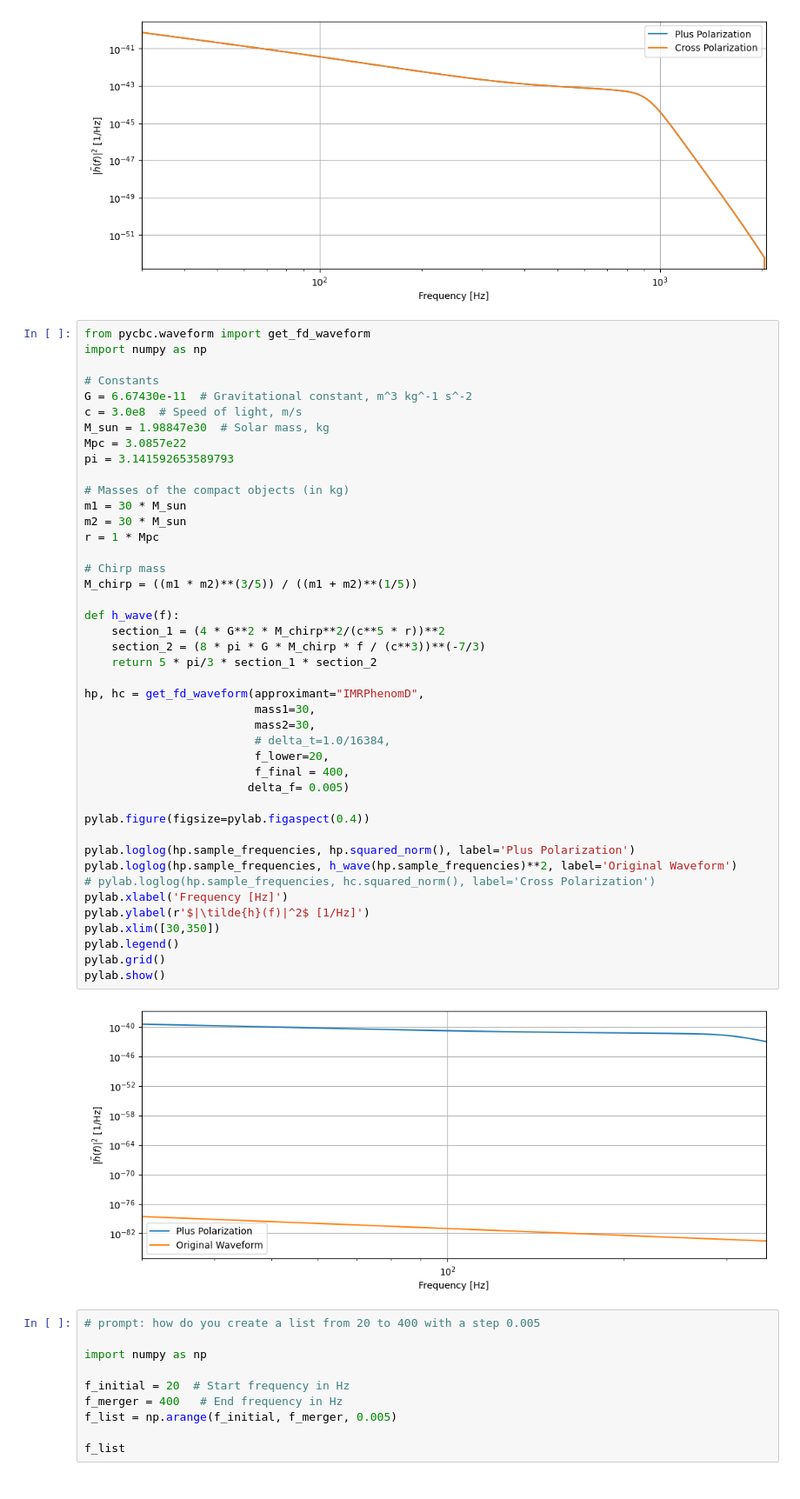
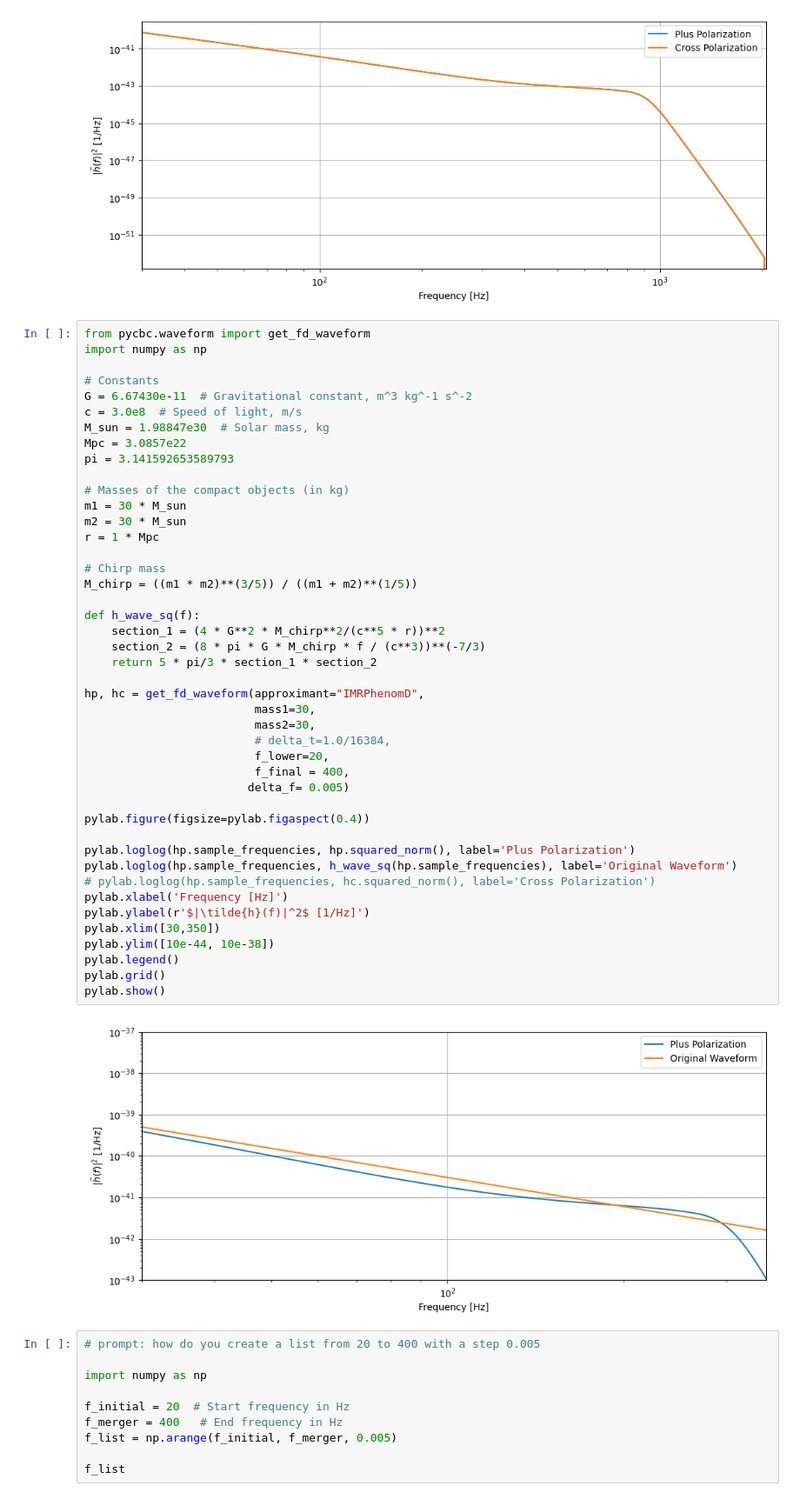
Before and after one commit to BillyLinn008/GW-HW, a Jupyter notebook: Tutorials/Day_1/Tuto_1.4_Generating_waveforms.ipynb, the cells around one changed output. Shown: that part at 87% size. Cells and saved outputs as stored; diff of their text form.

```diff
--- a/Tutorials/Day_1/Tuto_1.4_Generating_waveforms.ipynb
+++ b/Tutorials/Day_1/Tuto_1.4_Generating_waveforms.ipynb
@@ -153,36 +153,37 @@ pi = 3.141592653589793
 m1 = 30 * M_sun
 m2 = 30 * M_sun
 r = 1 * Mpc
 
 # Chirp mass
 M_chirp = ((m1 * m2)**(3/5)) / ((m1 + m2)**(1/5))
 
-def h_wave(f):
+def h_wave_sq(f):
     section_1 = (4 * G**2 * M_chirp**2/(c**5 * r))**2
     section_2 = (8 * pi * G * M_chirp * f / (c**3))**(-7/3)
     return 5 * pi/3 * section_1 * section_2
 
 hp, hc = get_fd_waveform(approximant="IMRPhenomD",
                          mass1=30,
                          mass2=30,
                          # delta_t=1.0/16384,
                          f_lower=20,
                          f_final = 400,
                         delta_f= 0.005)
 
 pylab.figure(figsize=pylab.figaspect(0.4))
 
 pylab.loglog(hp.sample_frequencies, hp.squared_norm(), label='Plus Polarization')
-pylab.loglog(hp.sample_frequencies, h_wave(hp.sample_frequencies)**2, label='Original Waveform')
+pylab.loglog(hp.sample_frequencies, h_wave_sq(hp.sample_frequencies), label='Original Waveform')
 # pylab.loglog(hp.sample_frequencies, hc.squared_norm(), label='Cross Polarization')
 pylab.xlabel('Frequency [Hz]')
 pylab.ylabel(r'$|\tilde{h}(f)|^2$ [1/Hz]')
 pylab.xlim([30,350])
+pylab.ylim([10e-44, 10e-38])
 pylab.legend()
 pylab.grid()
 pylab.show()
 # %% [output]
-[figure, old version]
+[figure, new version]
 # %%
 # prompt: how do you create a list from 20 to 400 with a step 0.005
 
```
